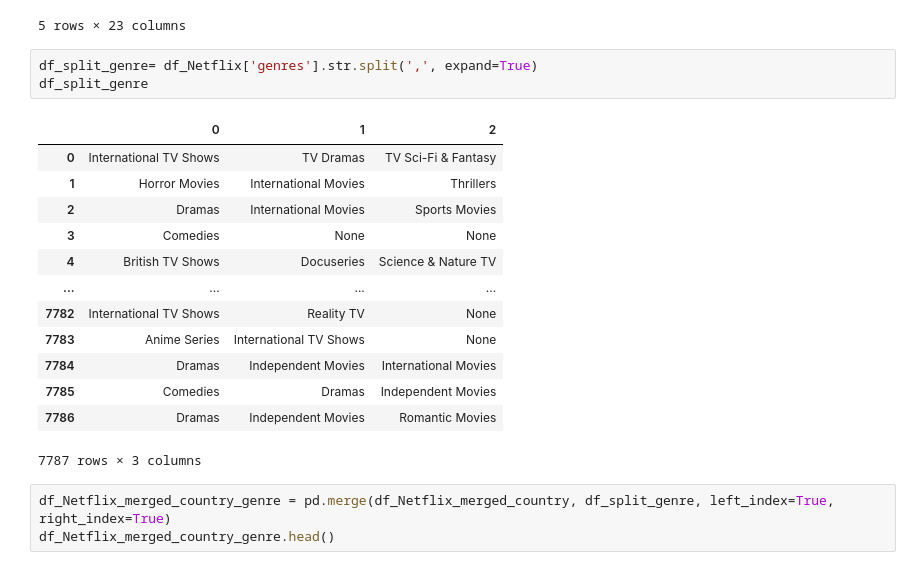
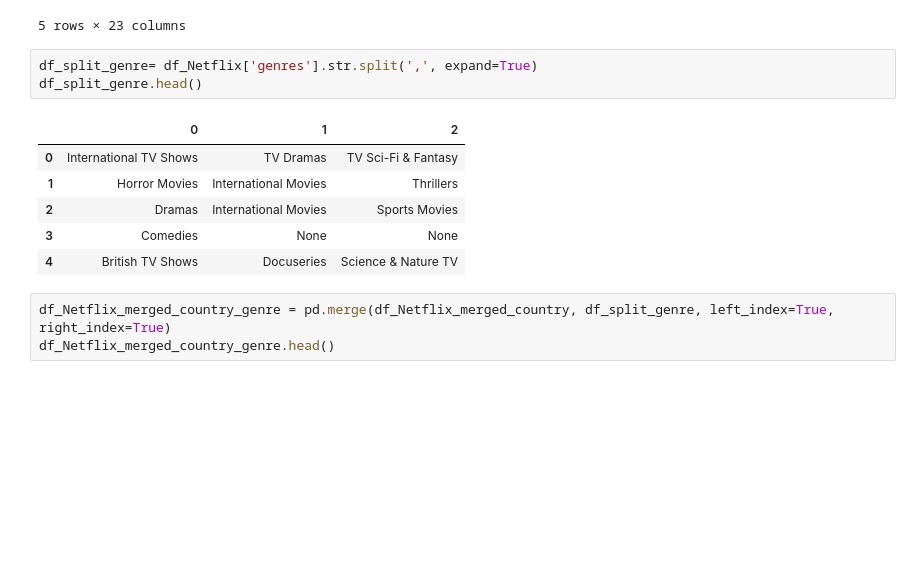
Before and after one commit to gulcan7414/uwa-dataanalytics-project1, a Jupyter notebook: project.ipynb, the cells around one changed output. Saved outputs shown, nothing was run; the diff lists cells and outputs as text; blank space fills up the shorter version.

```diff
--- a/project.ipynb
+++ b/project.ipynb
@@ -121,21 +121,14 @@ df_Netflix_merged_country.head()
 5 rows × 23 columns
 # %%
 df_split_genre= df_Netflix['genres'].str.split(',', expand=True)
-df_split_genre
+df_split_genre.head()
 # %% [output]
 |  | 0 | 1 | 2 |
 | 0 | International TV Shows | TV Dramas | TV Sci-Fi & Fantasy |
 | 1 | Horror Movies | International Movies | Thrillers |
 | 2 | Dramas | International Movies | Sports Movies |
 | 3 | Comedies | None | None |
 | 4 | British TV Shows | Docuseries | Science & Nature TV |
-| ... | ... | ... | ... |
-| 7782 | International TV Shows | Reality TV | None |
-| 7783 | Anime Series | International TV Shows | None |
-| 7784 | Dramas | Independent Movies | International Movies |
-| 7785 | Comedies | Dramas | Independent Movies |
-| 7786 | Dramas | Independent Movies | Romantic Movies |
-7787 rows × 3 columns
 # %%
 df_Netflix_merged_country_genre = pd.merge(df_Netflix_merged_country, df_split_genre, left_index=True, right_index=True)
 df_Netflix_merged_country_genre.head()
```
Also changed, not shown: parts of 2 cells of this notebook.
